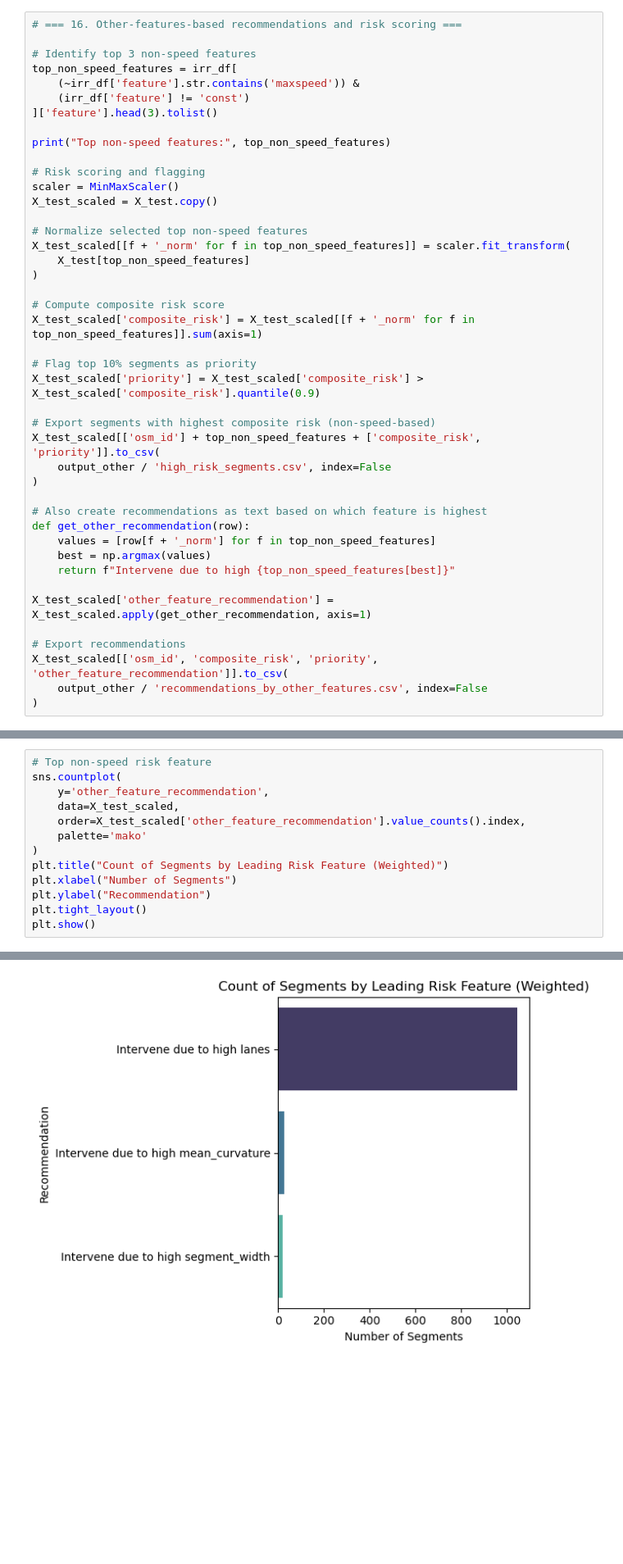
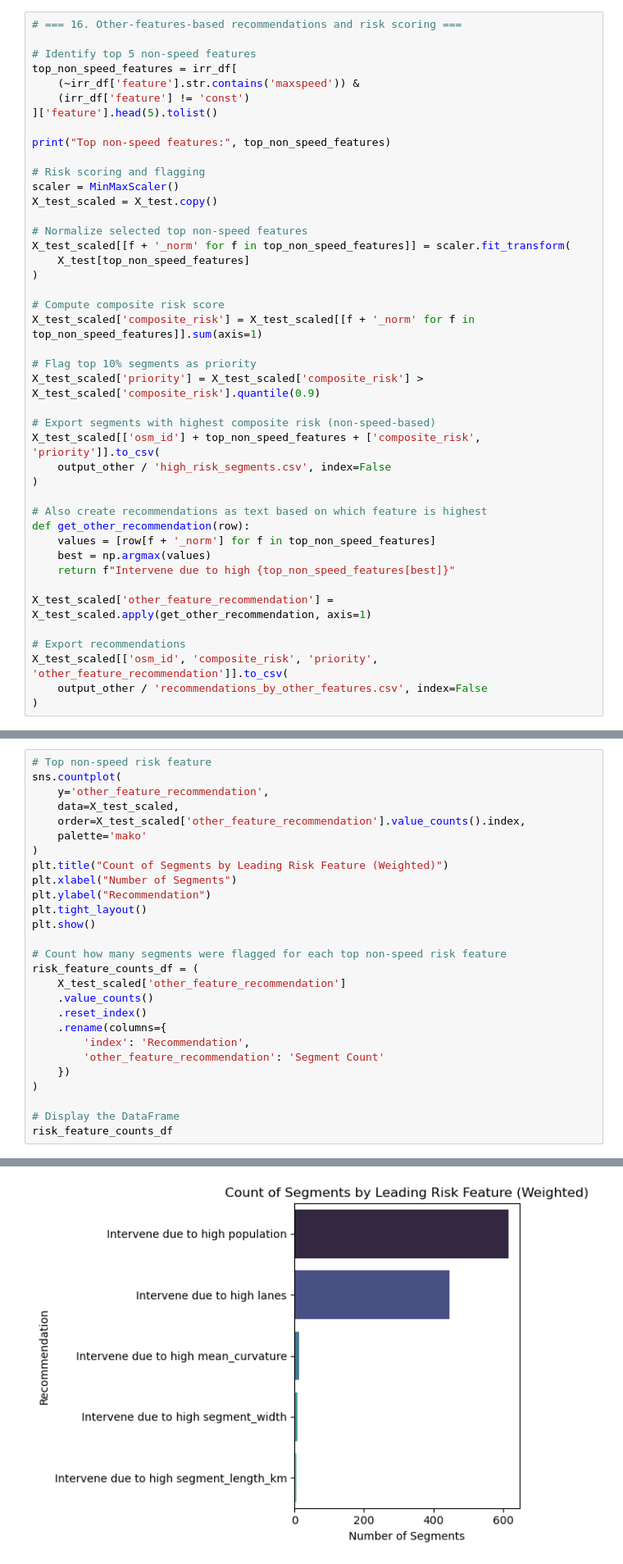
Before and after one commit to KinGabriel/speed_limit_predictive_model, a Jupyter notebook: XGBOOST/XGBOOST.ipynb, the cells around one changed output, grey strips where cells are left out. Shown at 82% size. Drawn from its saved outputs; the diff is of its cells as text; blank space fills up the shorter version.

Commit message:
Added a dataframe summary on each major result and created a cell which shows summarized result of the model

```diff
--- a/XGBOOST/XGBOOST.ipynb
+++ b/XGBOOST/XGBOOST.ipynb
@@ -801,11 +823,11 @@ with open(output_common / "poisson_model.pkl", "wb") as f:
 # %%
 # === 16. Other-features-based recommendations and risk scoring ===
 
-# Identify top 3 non-speed features
+# Identify top 5 non-speed features
 top_non_speed_features = irr_df[
     (~irr_df['feature'].str.contains('maxspeed')) &
     (irr_df['feature'] != 'const')
-]['feature'].head(3).tolist()
+]['feature'].head(5).tolist()
 
 print("Top non-speed features:", top_non_speed_features)
 
@@ -846,18 +868,32 @@ Top non-speed features: ['lanes', 'segment_width', 'mean_curvature']
 # %%
 # Top non-speed risk feature
 sns.countplot(
     y='other_feature_recommendation',
     data=X_test_scaled,
     order=X_test_scaled['other_feature_recommendation'].value_counts().index,
     palette='mako'
 )
 plt.title("Count of Segments by Leading Risk Feature (Weighted)")
 plt.xlabel("Number of Segments")
 plt.ylabel("Recommendation")
 plt.tight_layout()
 plt.show()
+
+# Count how many segments were flagged for each top non-speed risk feature
+risk_feature_counts_df = (
+    X_test_scaled['other_feature_recommendation']
+    .value_counts()
+    .reset_index()
+    .rename(columns={
+        'index': 'Recommendation',
+        'other_feature_recommendation': 'Segment Count'
+    })
+)
+
+# Display the DataFrame
+risk_feature_counts_df
 # %% [output]
 Passing `palette` without assigning `hue` is deprecated and will be removed in v0.14.0. Assign the `y` variable to `hue` and set `legend=False` for the same effect.
 
   sns.countplot(
-[figure, old version]
+[figure, new version]
```
Also changed, not shown: parts of 7 cells of this notebook, 5 other files.
